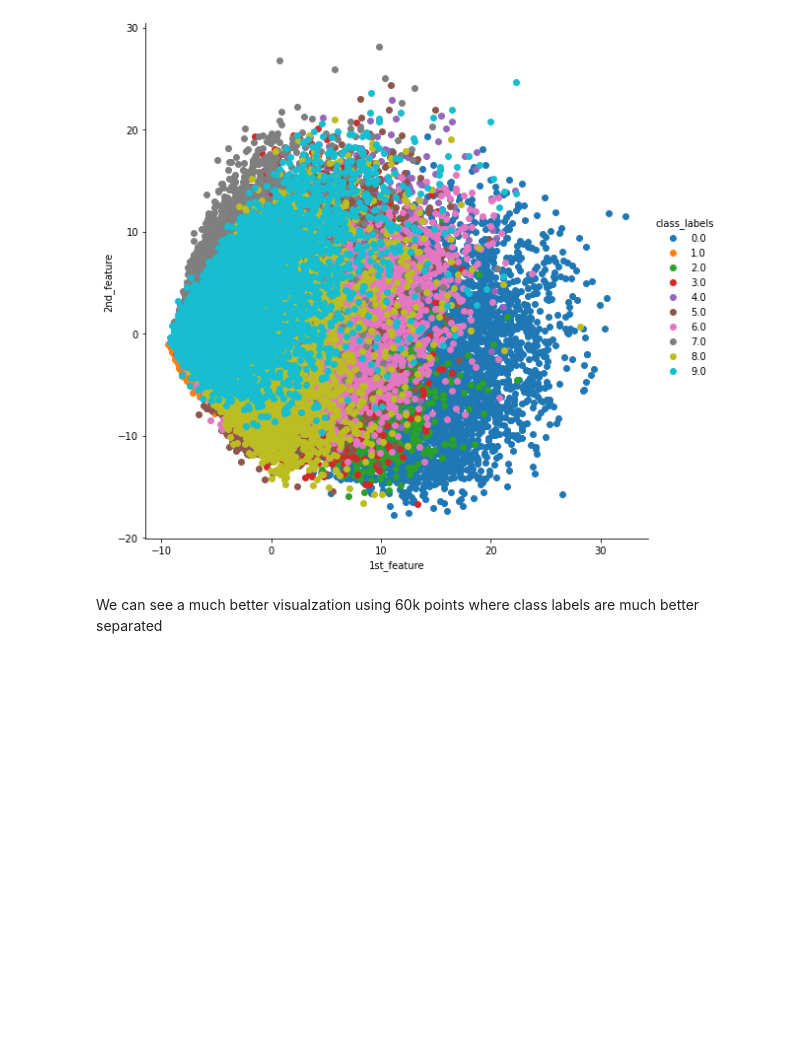
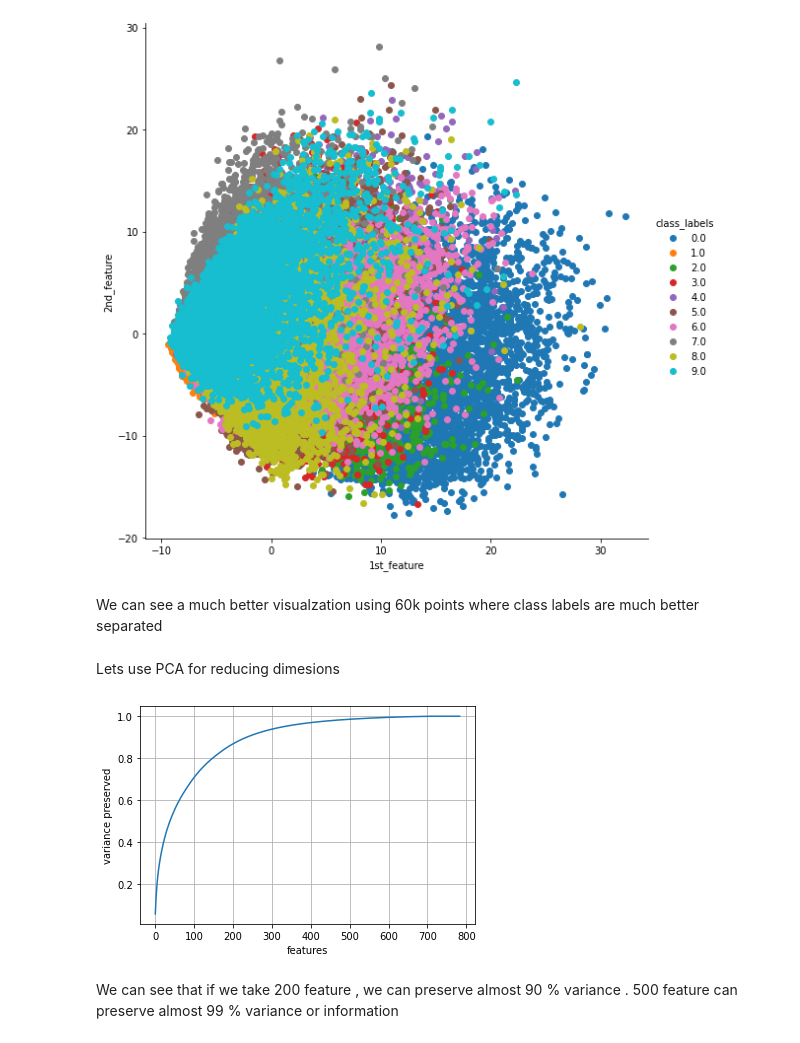
Before and after one commit to pranzalkhadka/DimensionalityReduction, a Jupyter notebook: Untitled.ipynb, the cells around one changed output. Saved outputs shown, nothing was run; the diff lists cells and outputs as text; code cells hidden in the pictures; blank space fills up the shorter version.

Commit message:
Using pca for reducing dimensions

```diff
--- a/Untitled.ipynb
+++ b/Untitled.ipynb
@@ -130,3 +130,21 @@ sns.FacetGrid(new_df,hue="class_labels",height= 8).map(plt.scatter,"1st_feature"
 [figure]
 # %% [markdown]
 We can see a much better visualzation using 60k points where class labels are much better separated
+# %% [markdown]
+Lets use PCA for reducing dimesions
+# %%
+pca.n_components =784
+transformed_data = pca.fit_transform(mnist)
+variance = pca.explained_variance_/np.sum(pca.explained_variance_)
+variance_explained = np.cumsum(variance)
+# %%
+plt.clf()
+plt.plot(variance_explained)
+plt.xlabel("features")
+plt.ylabel("variance preserved")
+plt.grid()
+plt.show()
+# %% [output]
+[figure, added]
+# %% [markdown]
+We can see that if we take 200 feature , we can preserve almost 90 % variance . 500 feature can preserve almost 99 % variance or information
```
